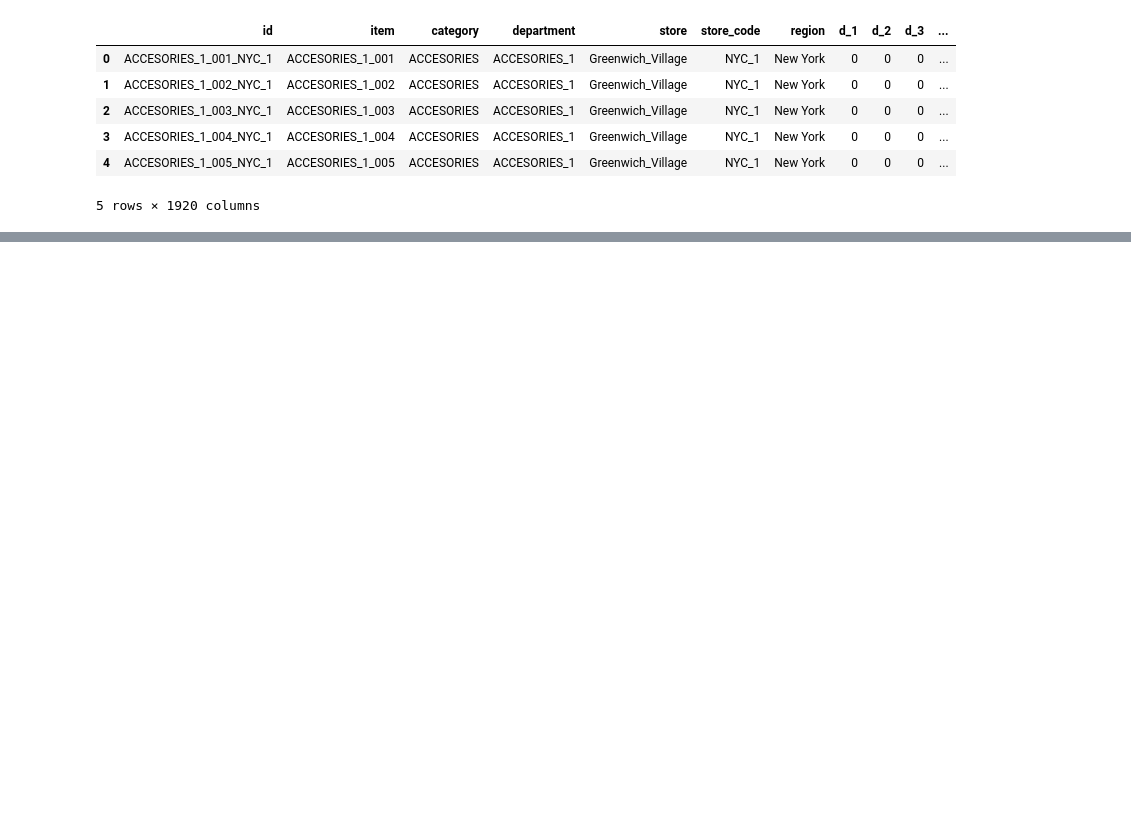
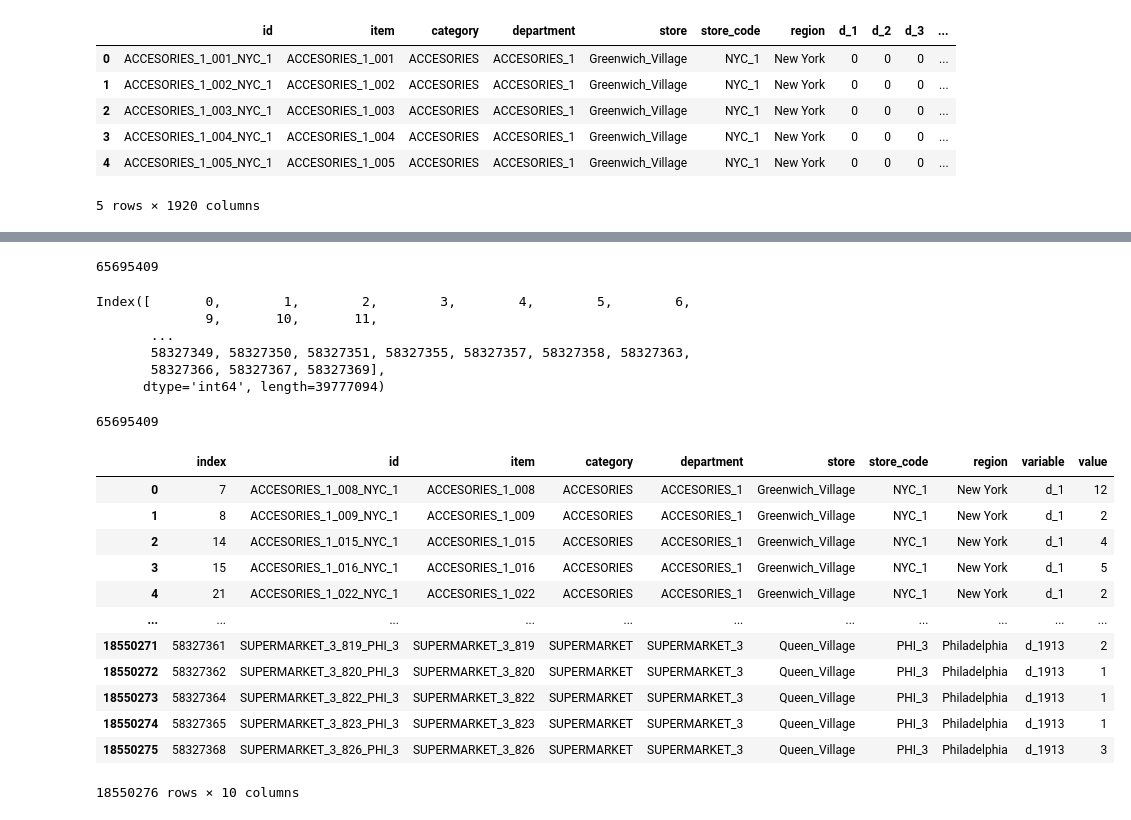
Before and after one commit to rsteelh/capstone-project-r2, a Jupyter notebook: ventas2.ipynb, the cells around one changed output, grey strips where cells are left out. Cells and saved outputs as stored; diff of their text form; code cells hidden in the pictures; blank space fills up the shorter version.

Commit message:
rutas y ventas2

```diff
--- a/ventas2.ipynb
+++ b/ventas2.ipynb
@@ -2,6 +2,6 @@
 import pandas as pd
 import numpy as np
 # %%
-calendario = pd.read_csv("D:\Trabajo 07062019\Personal\España\Master Data Science\TFM\capstone-project-2\capstone-project-r2\data\daily_calendar_with_events.csv")
-precios = pd.read_csv("D:\Trabajo 07062019\Personal\España\Master Data Science\TFM\capstone-project-2\capstone-project-r2\data\item_prices.csv")
-ventas = pd.read_csv("D:\Trabajo 07062019\Personal\España\Master Data Science\TFM\capstone-project-2\capstone-project-r2\data\item_sales.csv")
+calendario = pd.read_csv("C:\RS\España\Master Data Science\TFM\capstone-project-2\capstone-project-r2\capstone-project-r2\data\daily_calendar_with_events.csv")
+precios = pd.read_csv("C:\RS\España\Master Data Science\TFM\capstone-project-2\capstone-project-r2\capstone-project-r2\data\item_prices.csv")
+ventas = pd.read_csv("C:\RS\España\Master Data Science\TFM\capstone-project-2\capstone-project-r2\capstone-project-r2\data\item_sales.csv")
@@ -35,0 +83,39 @@ ventas.head()
+# %%
+ventasmelt=ventas.melt(id_vars=ventas.columns[:7],value_vars=ventas.columns[7:])
+# %%
+ventasmelt["value"].sum()
+# %% [output]
+65695409
+# %%
+ventasmelt[ventasmelt["value"]==0].index
+# %% [output]
+Index([       0,        1,        2,        3,        4,        5,        6,
+              9,       10,       11,
+       ...
+       58327349, 58327350, 58327351, 58327355, 58327357, 58327358, 58327363,
+       58327366, 58327367, 58327369],
+      dtype='int64', length=39777094)
+# %%
+ventas2=ventasmelt.drop(ventasmelt[ventasmelt["value"]==0].index)
+# %%
+ventas2.reset_index(inplace=True)
+# %%
+ventas2["value"].sum()
+# %% [output]
+65695409
+# %%
+ventas2
+# %% [output]
+|  | index | id | item | category | department | store | store_code | region | variable | value |
+| 0 | 7 | ACCESORIES_1_008_NYC_1 | ACCESORIES_1_008 | ACCESORIES | ACCESORIES_1 | Greenwich_Village | NYC_1 | New York | d_1 | 12 |
+| 1 | 8 | ACCESORIES_1_009_NYC_1 | ACCESORIES_1_009 | ACCESORIES | ACCESORIES_1 | Greenwich_Village | NYC_1 | New York | d_1 | 2 |
+| 2 | 14 | ACCESORIES_1_015_NYC_1 | ACCESORIES_1_015 | ACCESORIES | ACCESORIES_1 | Greenwich_Village | NYC_1 | New York | d_1 | 4 |
+| 3 | 15 | ACCESORIES_1_016_NYC_1 | ACCESORIES_1_016 | ACCESORIES | ACCESORIES_1 | Greenwich_Village | NYC_1 | New York | d_1 | 5 |
+| 4 | 21 | ACCESORIES_1_022_NYC_1 | ACCESORIES_1_022 | ACCESORIES | ACCESORIES_1 | Greenwich_Village | NYC_1 | New York | d_1 | 2 |
+| ... | ... | ... | ... | ... | ... | ... | ... | ... | ... | ... |
+| 18550271 | 58327361 | SUPERMARKET_3_819_PHI_3 | SUPERMARKET_3_819 | SUPERMARKET | SUPERMARKET_3 | Queen_Village | PHI_3 | Philadelphia | d_1913 | 2 |
+| 18550272 | 58327362 | SUPERMARKET_3_820_PHI_3 | SUPERMARKET_3_820 | SUPERMARKET | SUPERMARKET_3 | Queen_Village | PHI_3 | Philadelphia | d_1913 | 1 |
+| 18550273 | 58327364 | SUPERMARKET_3_822_PHI_3 | SUPERMARKET_3_822 | SUPERMARKET | SUPERMARKET_3 | Queen_Village | PHI_3 | Philadelphia | d_1913 | 1 |
+| 18550274 | 58327365 | SUPERMARKET_3_823_PHI_3 | SUPERMARKET_3_823 | SUPERMARKET | SUPERMARKET_3 | Queen_Village | PHI_3 | Philadelphia | d_1913 | 1 |
+| 18550275 | 58327368 | SUPERMARKET_3_826_PHI_3 | SUPERMARKET_3_826 | SUPERMARKET | SUPERMARKET_3 | Queen_Village | PHI_3 | Philadelphia | d_1913 | 3 |
+18550276 rows × 10 columns
```
Also changed, not shown: parts of 18 cells of this notebook, 4 other files.
